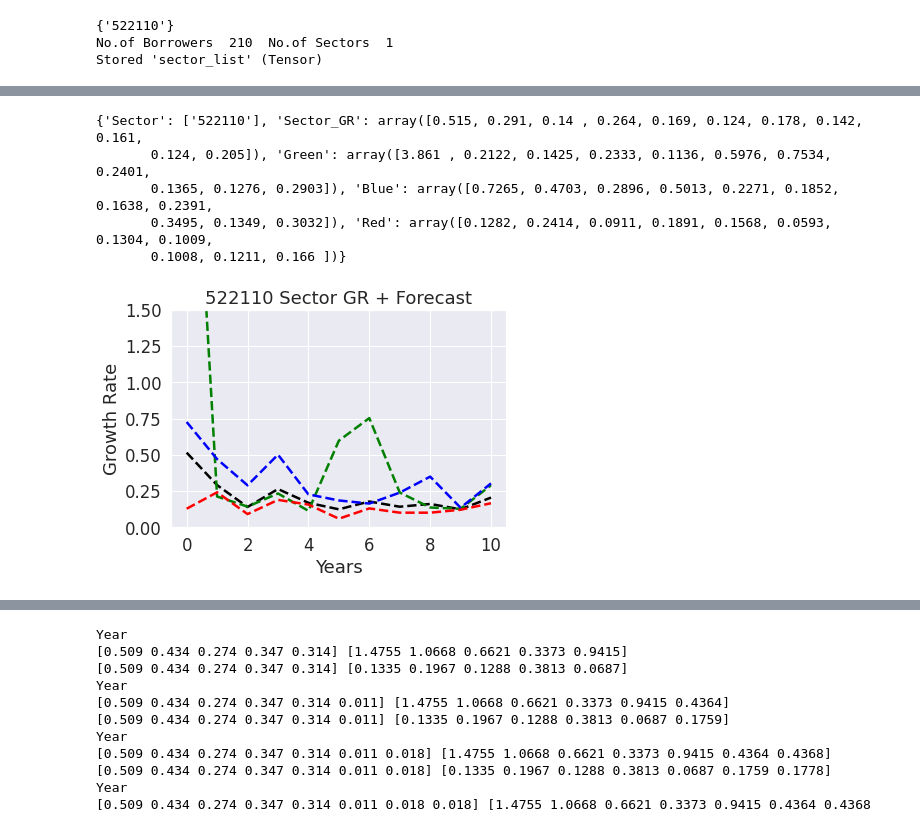
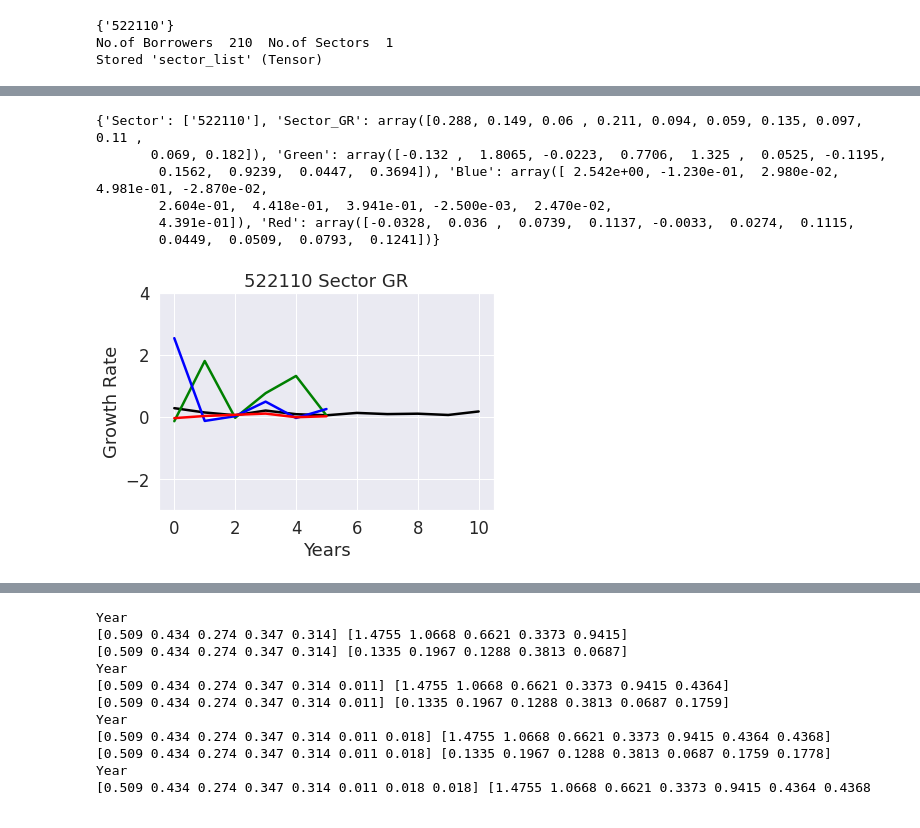
Before and after one commit to SaiChaitanya-ON/Personalized-Sector-with-Knowledge-Graph, a Jupyter notebook: notebooks/Revenue_Growth_Revenue_Graph.ipynb, the cells around one changed output, grey strips where cells are left out. Drawn from its saved outputs; the diff is of its cells as text; code cells hidden in the pictures.

```diff
--- a/notebooks/Revenue_Growth_Revenue_Graph.ipynb
+++ b/notebooks/Revenue_Growth_Revenue_Graph.ipynb
@@ -319,9 +319,12 @@ def Get_Growth_Rate(Six_Year_Data_Dict):
                 if gr > 5:
                     gr = 5
                     #L.add(ID)
-                elif gr < 0:
-                    gr = 0
+                elif gr < -5:
+                    gr = -5
                 Data_Dict[ID]['GR'].append(round(gr,4))
+
+#             if np.sum(Data_Dict[ID]['GR'][:6]) < 0.05:
+#                 L.add(ID)
 
 #     for i in list(L):
 #         Data_Dict.pop(i)
@@ -408,9 +402,10 @@ for i in Six_Year_Data_Dict_withGR_N.items():
 # %%
 Five_Year_Data_Set_N = {}
+sector = '522110'
 for i in Six_Year_Data_Dict_withGR_N.items():
     ID,data = i
     f = 0
-    if data['Sector'] == '522110':
+    if data['Sector'] == sector:
         Five_Year_Data_Set_N[ID] = data
 
 print(len(Five_Year_Data_Set_N))
@@ -762,7 +757,7 @@ def Get_Sector_Data_Dict(scenario,CapIQ_data_dict_FY_N):
 
     return Sector_Data_Dict
 
-Scenario_Data_Dict = Get_Sector_Data_Dict(['522110'],Six_Year_Data_Dict_withGR_N)
+Scenario_Data_Dict = Get_Sector_Data_Dict([sector],Six_Year_Data_Dict_withGR_N)
 
 m = 0
 for i in Scenario_Data_Dict.items():
@@ -822,21 +817,22 @@ Category_GR_Data_Dict = {'Sector' : Scenario_Data_Dict['Scenario'],
                      'Red' : Red_Rev}
 print(Category_GR_Data_Dict)
 # %% [output]
-{'Sector': ['522110'], 'Sector_GR': array([0.515, 0.291, 0.14 , 0.264, 0.169, 0.124, 0.178, 0.142, 0.161,
-       0.124, 0.205]), 'Green': array([3.861 , 0.2122, 0.1425, 0.2333, 0.1136, 0.5976, 0.7534, 0.2401,
-       0.1365, 0.1276, 0.2903]), 'Blue': array([0.7265, 0.4703, 0.2896, 0.5013, 0.2271, 0.1852, 0.1638, 0.2391,
-       0.3495, 0.1349, 0.3032]), 'Red': array([0.1282, 0.2414, 0.0911, 0.1891, 0.1568, 0.0593, 0.1304, 0.1009,
-       0.1008, 0.1211, 0.166 ])}
+{'Sector': ['522110'], 'Sector_GR': array([0.288, 0.149, 0.06 , 0.211, 0.094, 0.059, 0.135, 0.097, 0.11 ,
+       0.069, 0.182]), 'Green': array([-0.132 ,  1.8065, -0.0223,  0.7706,  1.325 ,  0.0525, -0.1195,
+        0.1562,  0.9239,  0.0447,  0.3694]), 'Blue': array([ 2.542e+00, -1.230e-01,  2.980e-02,  4.981e-01, -2.870e-02,
+        2.604e-01,  4.418e-01,  3.941e-01, -2.500e-03,  2.470e-02,
+        4.391e-01]), 'Red': array([-0.0328,  0.036 ,  0.0739,  0.1137, -0.0033,  0.0274,  0.1115,
+        0.0449,  0.0509,  0.0793,  0.1241])}
 # %%
-Sn, = plt.plot(range(len(Category_GR_Data_Dict['Sector_GR'])),Category_GR_Data_Dict['Sector_GR'],'k--')
-ps1n, = plt.plot(range(len(Category_GR_Data_Dict['Green'])),Category_GR_Data_Dict['Green'],'g--')
-ps2n, = plt.plot(range(len(Category_GR_Data_Dict['Blue'])),Category_GR_Data_Dict['Blue'],'b--')
-ps4n, = plt.plot(range(len(Category_GR_Data_Dict['Red'])),Category_GR_Data_Dict['Red'],'r--')
-plt.title(Category_GR_Data_Dict['Sector'][0] + " Sector GR + Forecast")
+Sn, = plt.plot(range(len(Category_GR_Data_Dict['Sector_GR'])),Category_GR_Data_Dict['Sector_GR'],'k')
+ps1n, = plt.plot(range(len(Category_GR_Data_Dict['Green'][:6])),Category_GR_Data_Dict['Green'][:6],'g')
+ps2n, = plt.plot(range(len(Category_GR_Data_Dict['Blue'][:6])),Category_GR_Data_Dict['Blue'][:6],'b')
+ps4n, = plt.plot(range(len(Category_GR_Data_Dict['Red'][:6])),Category_GR_Data_Dict['Red'][:6],'r')
+plt.title(Category_GR_Data_Dict['Sector'][0] + " Sector GR")
 plt.xlabel("Years")
 
 plt.ylabel("Growth Rate")
-plt.ylim(-0.0,1.5)
+plt.ylim(-3,4)
 plt.show()
 # %% [output]
-[figure, old version]
+[figure, new version]
```
Also changed, not shown: parts of 13 cells of this notebook.
